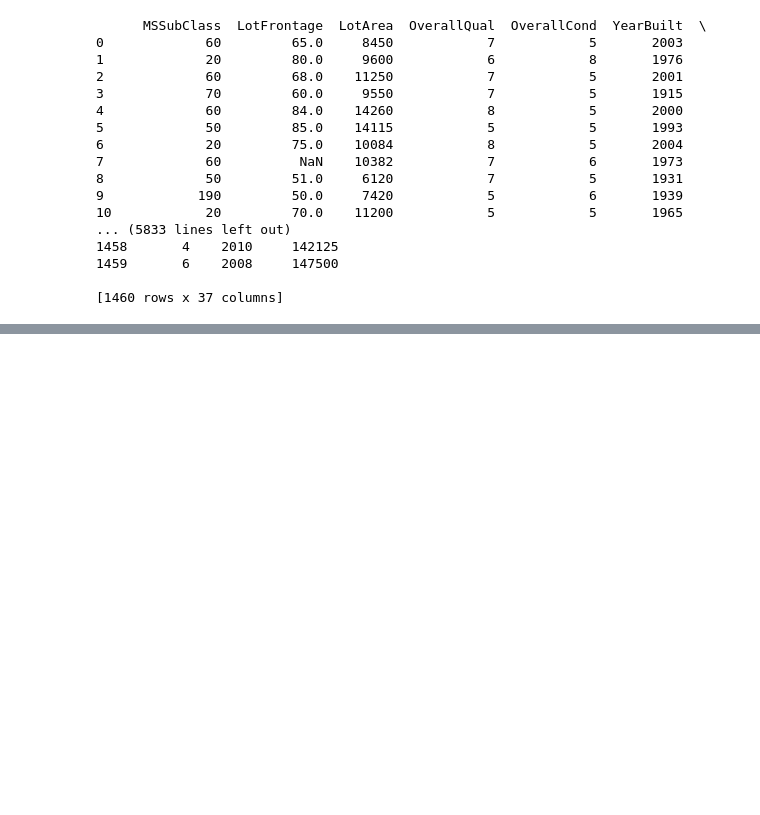
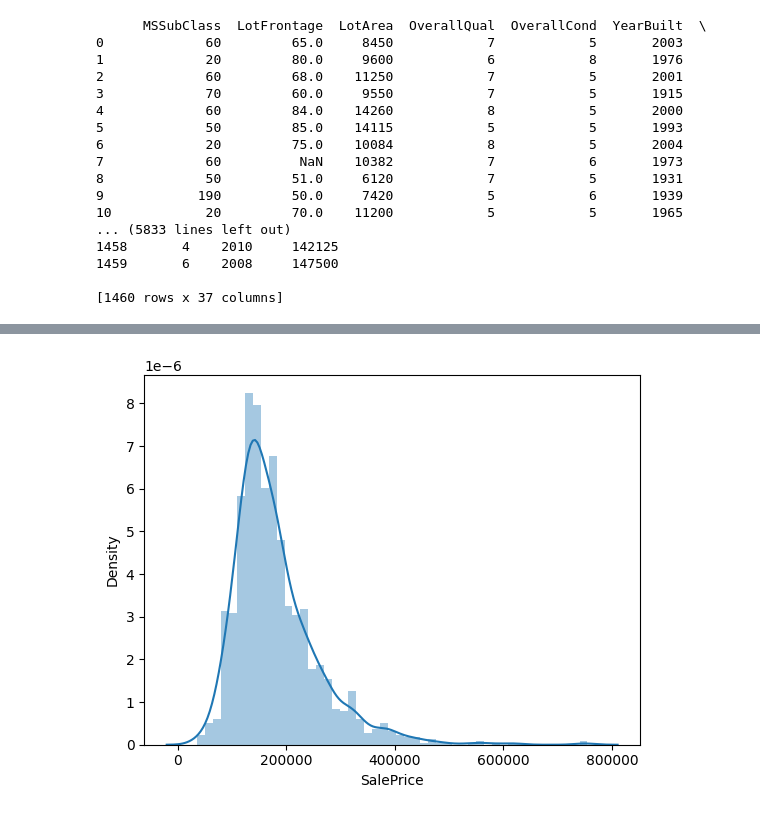
Before and after one commit to rahulrawat913/house_prediction_price, a Jupyter notebook: Housing_Prediction.ipynb, the cells around one changed output, grey strips where cells are left out. Cells and saved outputs as stored; diff of their text form; code cells hidden in the pictures; blank space fills up the shorter version.

```diff
--- a/Housing_Prediction.ipynb
+++ b/Housing_Prediction.ipynb
@@ -115,0 +205,6 @@ ValueError: Could not interpret value `saleprice` for parameter `x`
+# %%
+# poolArea
+sns.distplot(housing_data['SalePrice'])
+plt.show()
+# %% [output]
+[figure, added]
```
Also changed, not shown: parts of 20 cells of this notebook.
